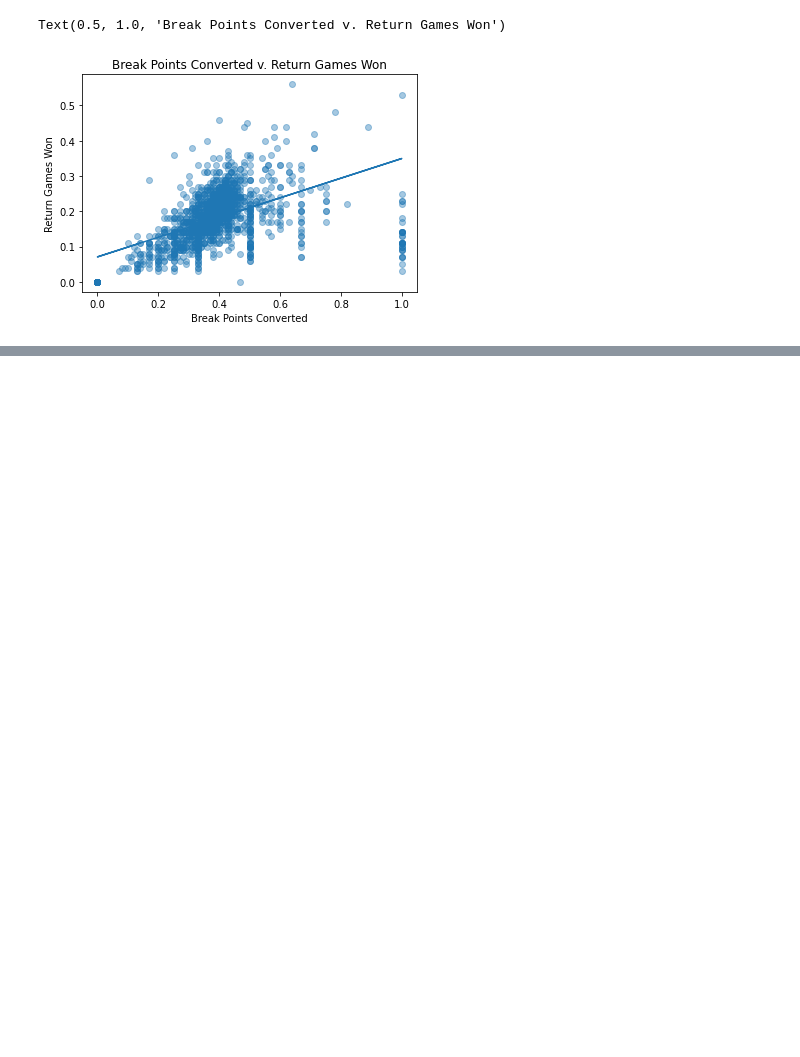
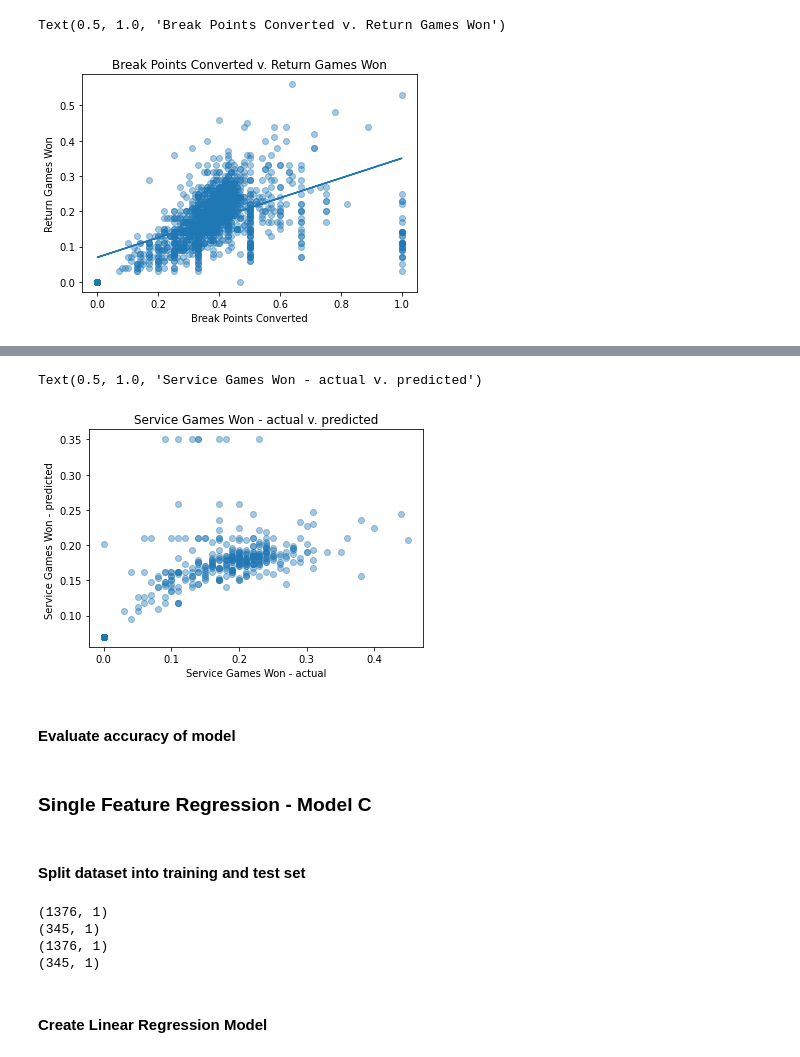
Before and after one commit to kristinkspanos/linear_regression_tennis, a Jupyter notebook: linear_regression_ATP.ipynb, the cells around one changed output, grey strips where cells are left out. Drawn from its saved outputs; the diff is of its cells as text; code cells hidden in the pictures; blank space fills up the shorter version.

```diff
--- a/linear_regression_ATP.ipynb
+++ b/linear_regression_ATP.ipynb
@@ -309,0 +259,11 @@ Head to the Codecademy forums and share your set of features that resulted in th
+# %%
+plt.clf()
+plt.scatter(y_test,y_predict,alpha=0.4)
+plt.xlabel("Service Games Won - actual")
+plt.ylabel("Service Games Won - predicted ")
+plt.title("Service Games Won - actual v. predicted")
+# %% [output]
+Text(0.5, 1.0, 'Service Games Won - actual v. predicted')
+[figure, added]
+# %% [markdown]
+#### Evaluate accuracy of model
@@ -309,0 +276,4 @@ Head to the Codecademy forums and share your set of features that resulted in th
+# %% [markdown]
+### Single Feature Regression - Model C
+# %% [markdown]
+#### Split dataset into training and test set
@@ -309,0 +289,12 @@ Head to the Codecademy forums and share your set of features that resulted in th
+# %%
+print(x_train.shape)
+print(x_test.shape)
+print(y_train.shape)
+print(y_test.shape)
+# %% [output]
+(1376, 1)
+(345, 1)
+(1376, 1)
+(345, 1)
+# %% [markdown]
+#### Create Linear Regression Model
```
Also changed, not shown: parts of 106 cells of this notebook.
